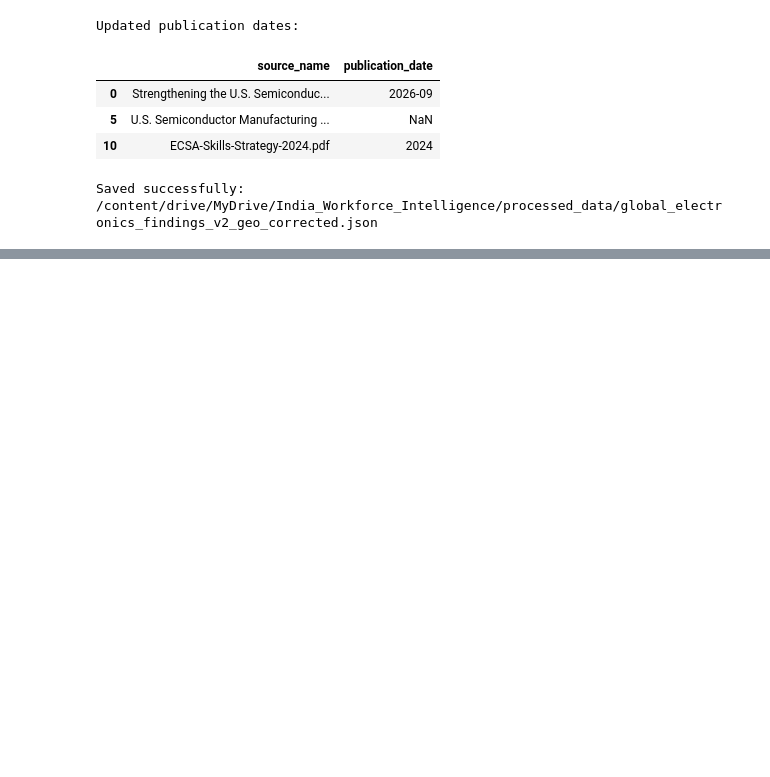
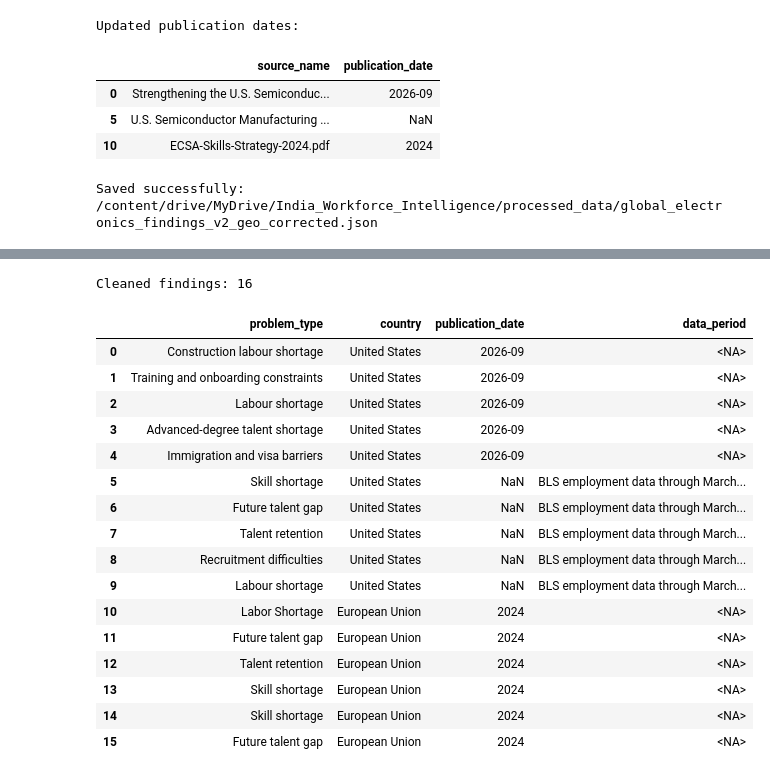
Before and after one commit to Varunhttps/India_workforce_intelligence, a Jupyter notebook: 01_cloud_setup.ipynb, the cells around one changed output, grey strips where cells are left out. Saved outputs shown, nothing was run; the diff lists cells and outputs as text; code cells hidden in the pictures; blank space fills up the shorter version.

```diff
--- a/01_cloud_setup.ipynb
+++ b/01_cloud_setup.ipynb
@@ -4588,0 +4624,66 @@ Saved successfully: /content/drive/MyDrive/India_Workforce_Intelligence/processe
+# %%
+import pandas as pd
+
+# Work on a separate copy
+excel_findings = new_findings_df.copy()
+
+# Standardize problem type labels
+type_mapping = {
+    "Labor shortage": "Labour shortage",
+    "Labour Shortages": "Labour shortage",
+    "Construction labor shortage": "Construction labour shortage",
+    "Skill Shortage": "Skill shortage",
+    "Retention Problems": "Talent retention",
+    "Retention Problem": "Talent retention",
+    "Recruitment Difficulties": "Recruitment difficulties",
+    "Future Talent Gap": "Future talent gap",
+    "Training lag and onboarding costs": "Training and onboarding constraints",
+    "Talent gap / Shortage of advanced degree holders": "Advanced-degree talent shortage",
+    "Immigration and visa policy barriers": "Immigration and visa barriers"
+}
+
+excel_findings["problem_type"] = (
+    excel_findings["problem_type"].replace(type_mapping)
+)
+
+# Keep missing values genuinely empty
+excel_findings = excel_findings.replace(
+    ["nan", "None", ""], pd.NA
+)
+
+# Add data-period information separately from publication date
+excel_findings["data_period"] = pd.NA
+
+excel_findings.loc[
+    excel_findings["source_name"].str.contains(
+        "Workforce Data", case=False, na=False
+    ),
+    "data_period"
+] = "BLS employment data through March 2026; compiled April 2026"
+
+# Mark the current verification status honestly
+excel_findings["review_status"] = "Pending source-level verification"
+
+print("Cleaned findings:", len(excel_findings))
+display(excel_findings[
+    ["problem_type", "country", "publication_date", "data_period"]
+])
+# %% [output]
+Cleaned findings: 16
+|  | problem_type | country | publication_date | data_period |
+| 0 | Construction labour shortage | United States | 2026-09 | <NA> |
+| 1 | Training and onboarding constraints | United States | 2026-09 | <NA> |
+| 2 | Labour shortage | United States | 2026-09 | <NA> |
+| 3 | Advanced-degree talent shortage | United States | 2026-09 | <NA> |
+| 4 | Immigration and visa barriers | United States | 2026-09 | <NA> |
+| 5 | Skill shortage | United States | NaN | BLS employment data through March... |
+| 6 | Future talent gap | United States | NaN | BLS employment data through March... |
+| 7 | Talent retention | United States | NaN | BLS employment data through March... |
+| 8 | Recruitment difficulties | United States | NaN | BLS employment data through March... |
+| 9 | Labour shortage | United States | NaN | BLS employment data through March... |
+| 10 | Labor Shortage | European Union | 2024 | <NA> |
+| 11 | Future talent gap | European Union | 2024 | <NA> |
+| 12 | Talent retention | European Union | 2024 | <NA> |
+| 13 | Skill shortage | European Union | 2024 | <NA> |
+| 14 | Skill shortage | European Union | 2024 | <NA> |
+| 15 | Future talent gap | European Union | 2024 | <NA> |
```
Also changed, not shown: parts of 25 cells of this notebook.
